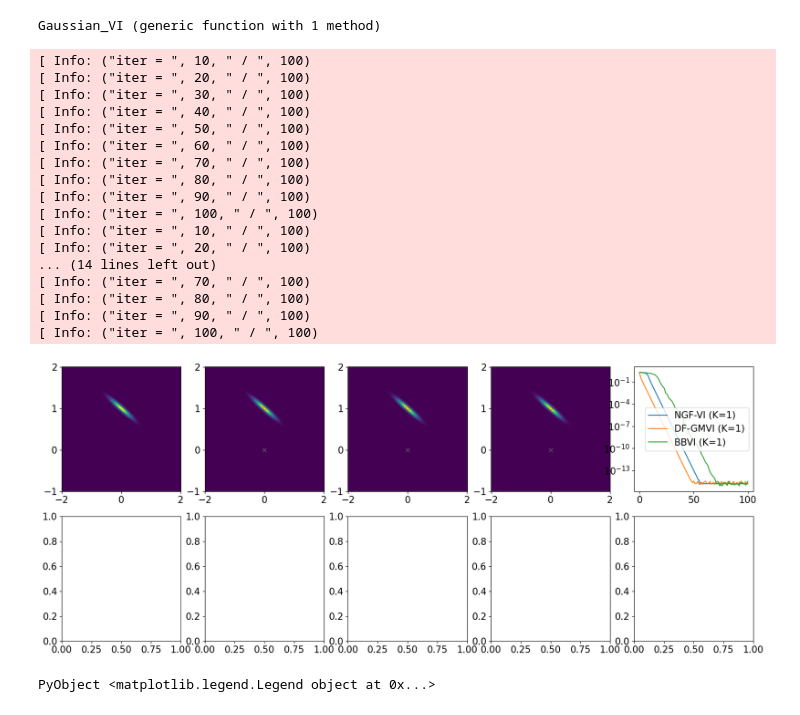
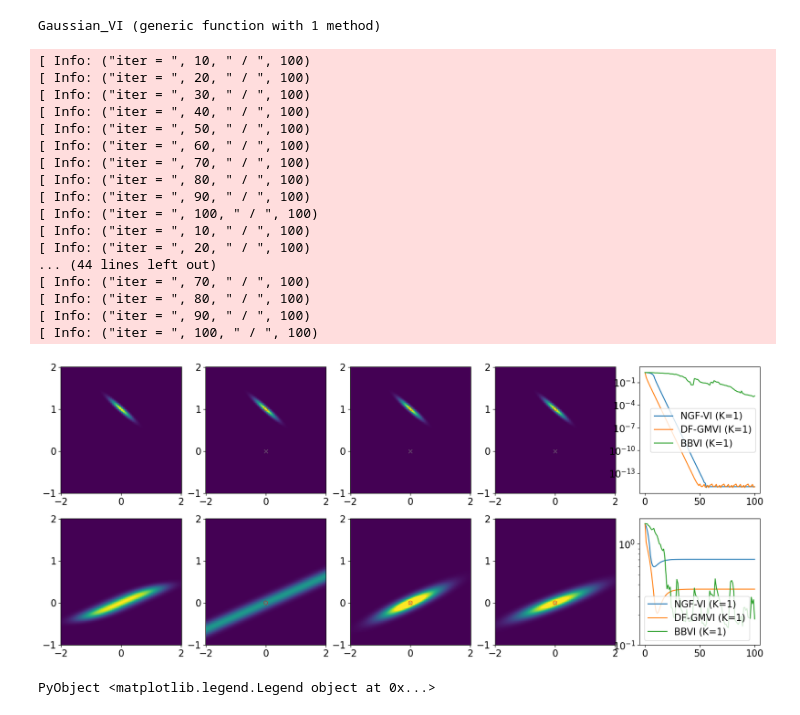
Before and after one commit to PKU-CMEGroup/InverseProblems.jl, a Jupyter notebook: Derivative-Free-Variational-Inference/Gaussian-NGD.ipynb, the cells around one changed output. Saved outputs shown, nothing was run; the diff lists cells and outputs as text; code cells hidden in the pictures.

Commit message:
update BBVI

```diff
--- a/Derivative-Free-Variational-Inference/Gaussian-NGD.ipynb
+++ b/Derivative-Free-Variational-Inference/Gaussian-NGD.ipynb
@@ -168,45 +168,45 @@ y = [1.0; 2.0]
 Gtype = "Gaussian"
 A = [1.0 1.0; 1.0 2.0]
 C_post, m_post = ση^2*inv(A'*A), (A'*A)\(A*y)
 func_args = (y, ση, A , Gtype)
 func_F(x) = F(x, func_args)
 func_V(x) = V(x, func_args)
 func_dV(x) = dV(x, func_args)
 μ0, Σ0 = [0.0; 0.0], [1.0 0.0; 0.0 1.0]
 ngf_obj, dfgmvi_obj, bbvi_obj = Gaussian_VI(func_dV, func_V, func_F, μ0, Σ0; N_iter = 100, dt = 5e-1)
 objs = (ngf_obj, dfgmvi_obj, bbvi_obj);
 visualization_2d(ax[1,:]; Nx=200, Ny=200, x_lim=[-2.0,2.0], y_lim=[-1.0,2.0], func_F=func_F, objs=objs, label=["NGF-VI", "DF-GMVI", "BBVI"])
 
 
-# y = [0.0; 0.0]
-# ση = 0.1
-# Gtype = "Logconcave"
-# λ = 0.1
-# func_args = (y, ση, λ , Gtype)
-# func_F(x) = F(x, func_args)
-# func_V(x) = V(x, func_args)
-# func_dV(x) = dV(x, func_args)
-# μ0, Σ0 = [0.0; 0.0], [1.0 0.0; 0.0 1.0]
-# ngf_obj, dfgmvi_obj, bbvi_obj = Gaussian_VI(func_dV, func_V, func_F, μ0, Σ0; N_iter = 100, dt = 5e-1)
-# objs = (ngf_obj, dfgmvi_obj, bbvi_obj);
-# visualization_2d(ax[2,:]; Nx=200, Ny=200, x_lim=[-2.0,2.0], y_lim=[-1.0,2.0], func_F=func_F, objs=objs, label=["NGF-VI", "DF-GMVI", "BBVI"])
+y = [0.0; 0.0]
+ση = 0.1
+Gtype = "Logconcave"
+λ = 0.1
+func_args = (y, ση, λ , Gtype)
+func_F(x) = F(x, func_args)
+func_V(x) = V(x, func_args)
+func_dV(x) = dV(x, func_args)
+μ0, Σ0 = [0.0; 0.0], [1.0 0.0; 0.0 1.0]
+ngf_obj, dfgmvi_obj, bbvi_obj = Gaussian_VI(func_dV, func_V, func_F, μ0, Σ0; N_iter = 100, dt = 2e-1)
+objs = (ngf_obj, dfgmvi_obj, bbvi_obj);
+visualization_2d(ax[2,:]; Nx=200, Ny=200, x_lim=[-2.0,2.0], y_lim=[-1.0,2.0], func_F=func_F, objs=objs, label=["NGF-VI", "DF-GMVI", "BBVI"])
 # %% [output]
 [ Info: ("iter = ", 10, " / ", 100)
 [ Info: ("iter = ", 20, " / ", 100)
 [ Info: ("iter = ", 30, " / ", 100)
 [ Info: ("iter = ", 40, " / ", 100)
 [ Info: ("iter = ", 50, " / ", 100)
 [ Info: ("iter = ", 60, " / ", 100)
 [ Info: ("iter = ", 70, " / ", 100)
 [ Info: ("iter = ", 80, " / ", 100)
 [ Info: ("iter = ", 90, " / ", 100)
 [ Info: ("iter = ", 100, " / ", 100)
 [ Info: ("iter = ", 10, " / ", 100)
 [ Info: ("iter = ", 20, " / ", 100)
-... (14 lines left out)
+... (44 lines left out)
 [ Info: ("iter = ", 70, " / ", 100)
 [ Info: ("iter = ", 80, " / ", 100)
 [ Info: ("iter = ", 90, " / ", 100)
 [ Info: ("iter = ", 100, " / ", 100)
-[figure, old version]
+[figure, new version]
 PyObject <matplotlib.legend.Legend object at 0x...>
```
Also changed, not shown: parts of 1 cell of this notebook, 2 other files.
